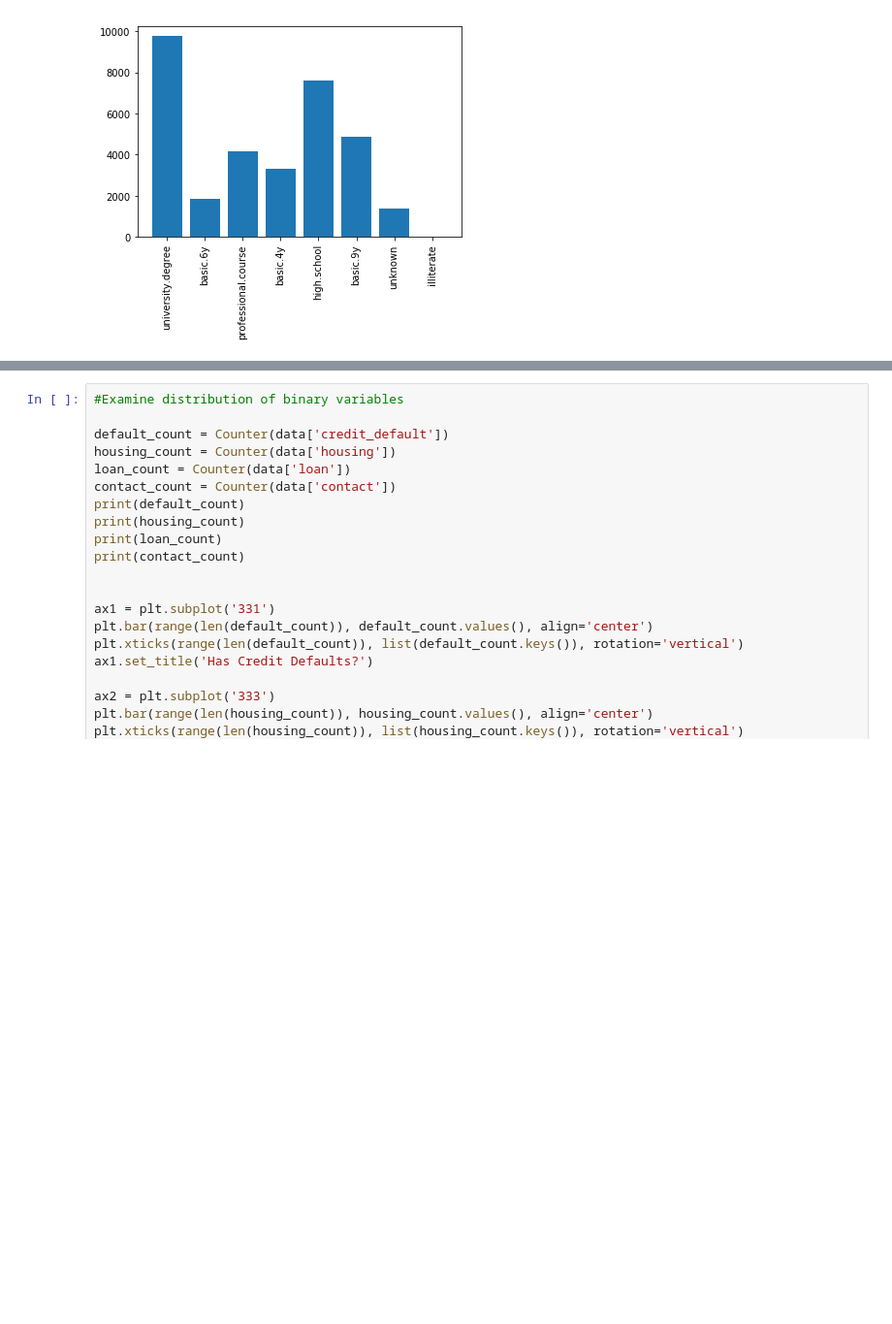
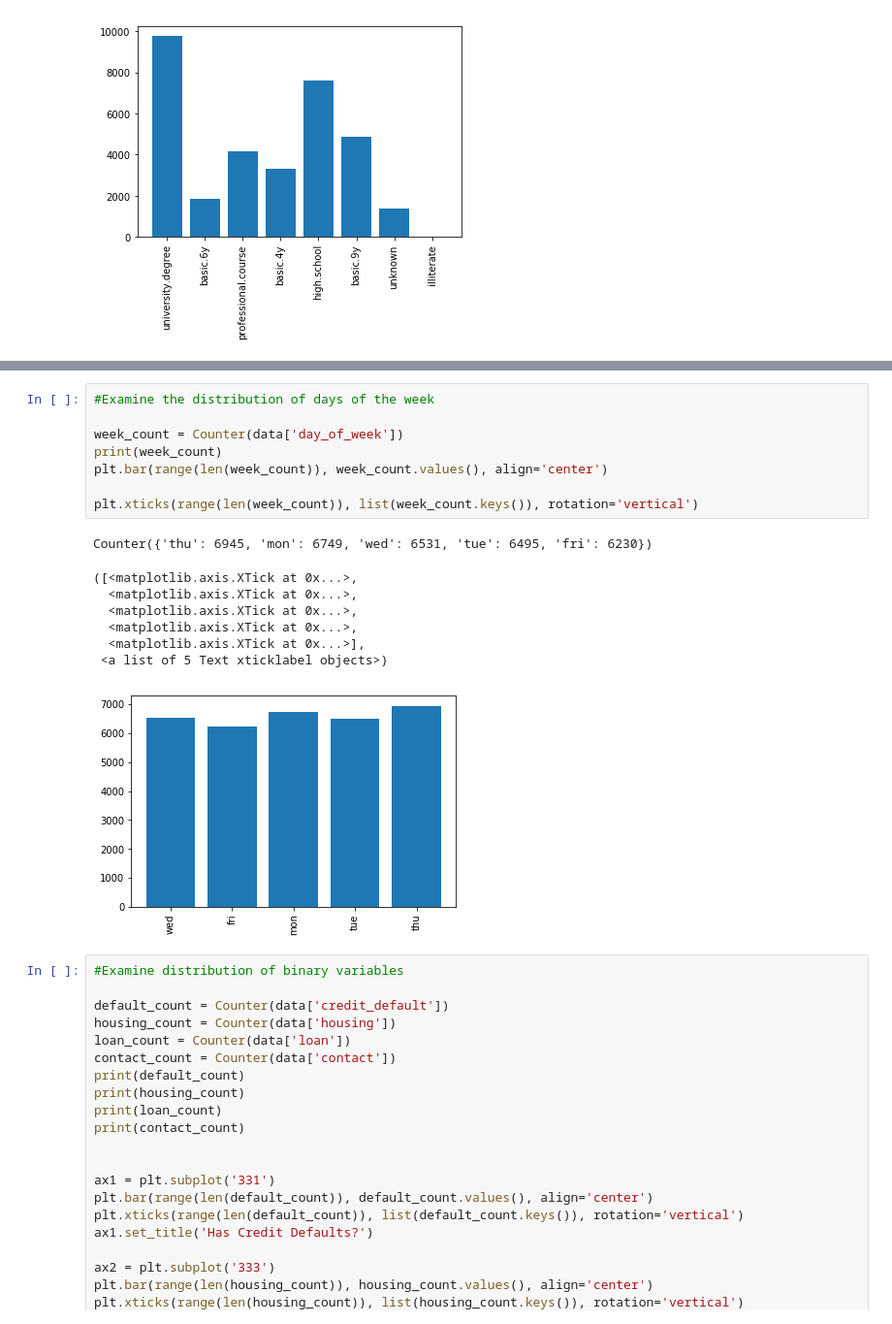
Before and after one commit to wl2522/BankMarketingCampaign, a Jupyter notebook: hw3_starter_notebook.ipynb, the cells around one changed output, grey strips where cells are left out. Shown at 97% size. Saved outputs shown, nothing was run; the diff lists cells and outputs as text; blank space fills up the shorter version.

```diff
--- a/hw3_starter_notebook.ipynb
+++ b/hw3_starter_notebook.ipynb
@@ -156,3 +195,20 @@ Counter({'university.degree': 9760, 'high.school': 7580, 'basic.9y': 4889, 'prof
+# %%
+#Examine the distribution of days of the week
+
+week_count = Counter(data['day_of_week'])
+print(week_count)
+plt.bar(range(len(week_count)), week_count.values(), align='center')
+
+plt.xticks(range(len(week_count)), list(week_count.keys()), rotation='vertical')
+# %% [output]
+Counter({'thu': 6945, 'mon': 6749, 'wed': 6531, 'tue': 6495, 'fri': 6230})
+([<matplotlib.axis.XTick at 0x...>,
+  <matplotlib.axis.XTick at 0x...>,
+  <matplotlib.axis.XTick at 0x...>,
+  <matplotlib.axis.XTick at 0x...>,
+  <matplotlib.axis.XTick at 0x...>],
+ <a list of 5 Text xticklabel objects>)
+[figure, added]
 # %%
 #Examine distribution of binary variables
 
```
Also changed, not shown: parts of 16 cells of this notebook, 1 other file.
